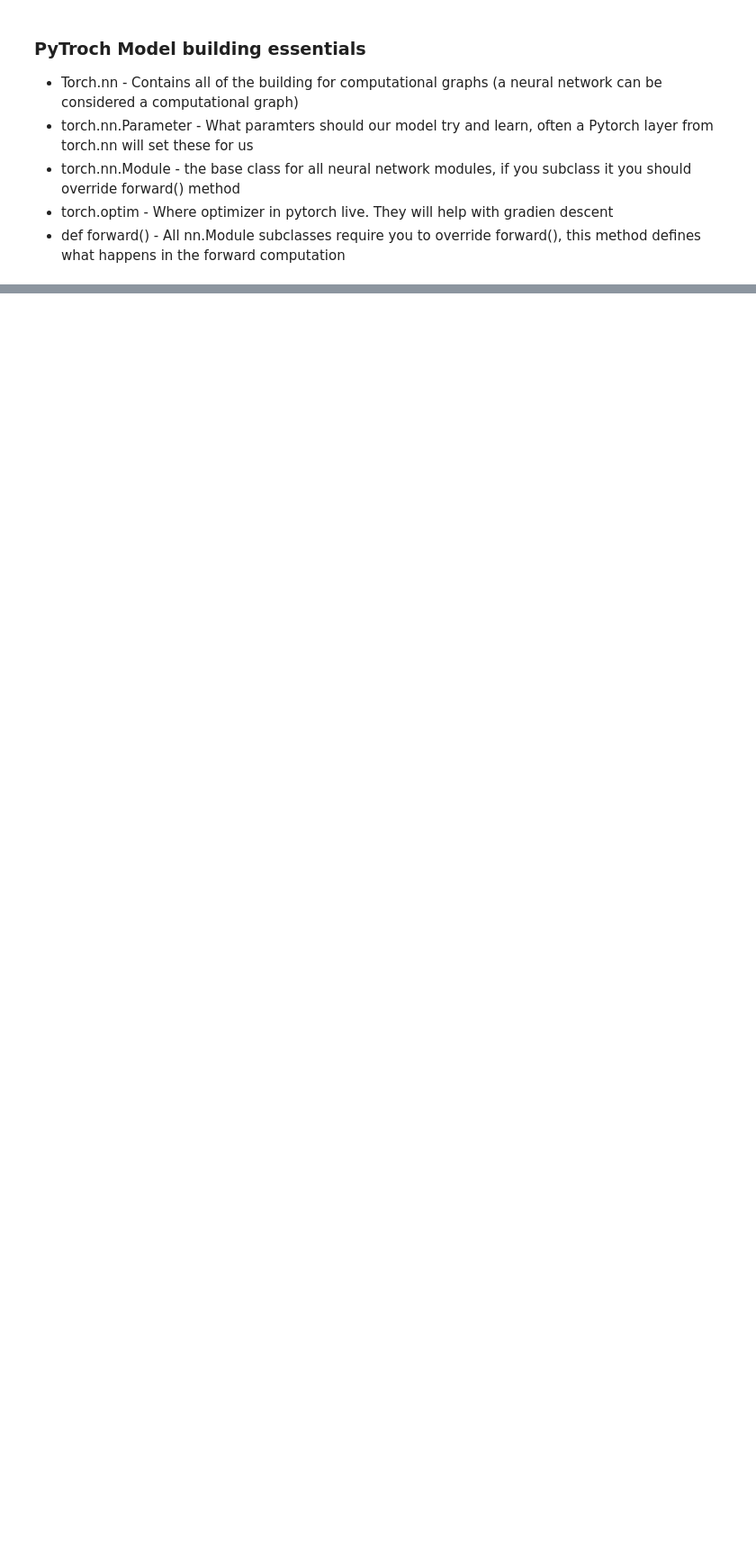
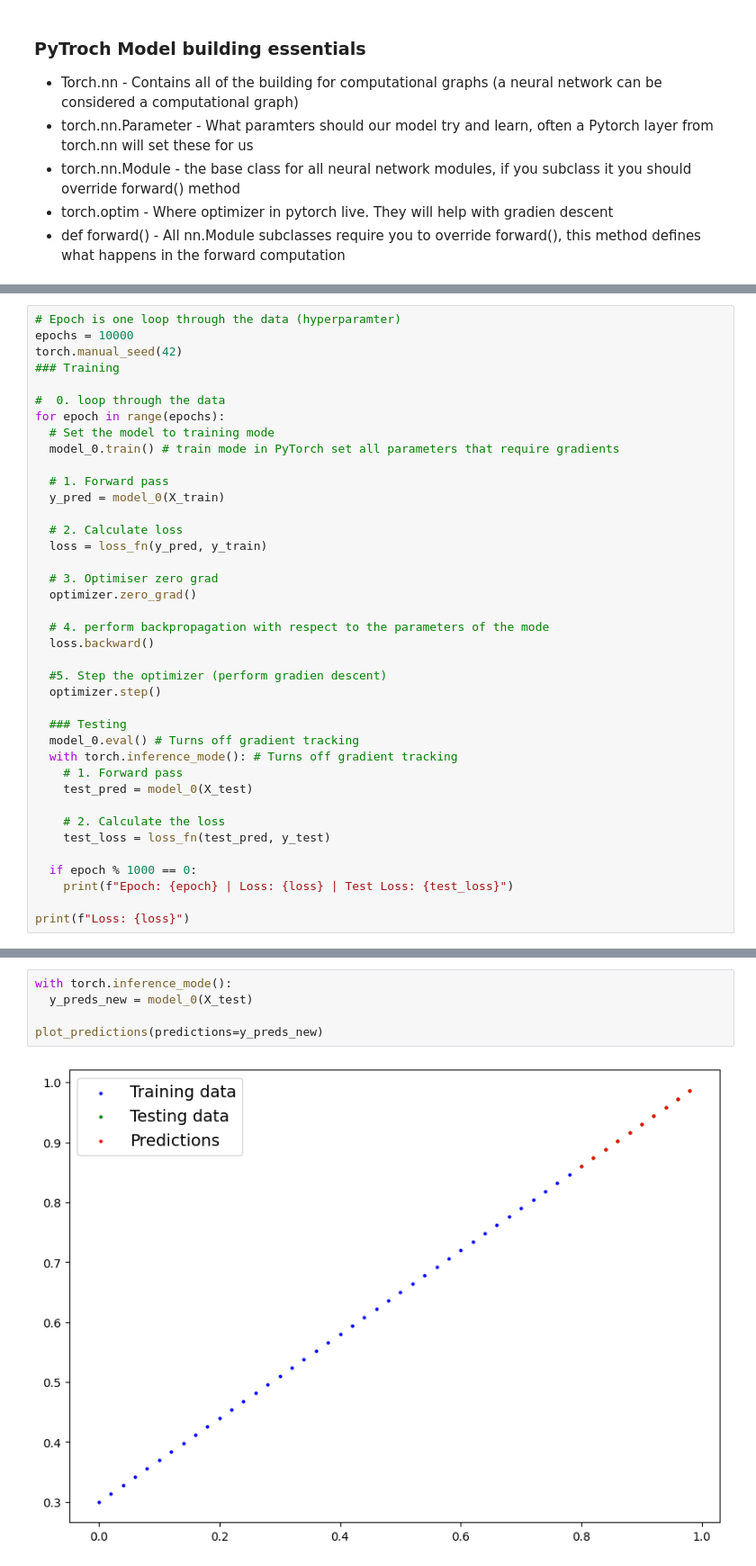
Before and after one commit to kimlind/ztm-pytorch-for-deeplearning, a Jupyter notebook: 01_PyTorch_Workflow.ipynb, the cells around one changed output, grey strips where cells are left out. Shown at 90% size. Cells and saved outputs as stored; diff of their text form; blank space fills up the shorter version.

```diff
--- a/01_PyTorch_Workflow.ipynb
+++ b/01_PyTorch_Workflow.ipynb
@@ -161,0 +276,39 @@ class LinearRegressionModel(nn.Module): # Almost everything inherits froim nn.mo
+# %%
+# Epoch is one loop through the data (hyperparamter)
+epochs = 10000
+torch.manual_seed(42)
+### Training
+
+#  0. loop through the data
+for epoch in range(epochs):
+  # Set the model to training mode
+  model_0.train() # train mode in PyTorch set all parameters that require gradients
+
+  # 1. Forward pass
+  y_pred = model_0(X_train)
+
+  # 2. Calculate loss
+  loss = loss_fn(y_pred, y_train)
+
+  # 3. Optimiser zero grad
+  optimizer.zero_grad()
+
+  # 4. perform backpropagation with respect to the parameters of the mode
+  loss.backward()
+
+  #5. Step the optimizer (perform gradien descent)
+  optimizer.step()
+
+  ### Testing
+  model_0.eval() # Turns off gradient tracking
+  with torch.inference_mode(): # Turns off gradient tracking
+    # 1. Forward pass
+    test_pred = model_0(X_test)
+
+    # 2. Calculate the loss
+    test_loss = loss_fn(test_pred, y_test)
+
+  if epoch % 1000 == 0:
+    print(f"Epoch: {epoch} | Loss: {loss} | Test Loss: {test_loss}")
+
+print(f"Loss: {loss}")
@@ -161,0 +335,7 @@ class LinearRegressionModel(nn.Module): # Almost everything inherits froim nn.mo
+# %%
+with torch.inference_mode():
+  y_preds_new = model_0(X_test)
+
+plot_predictions(predictions=y_preds_new)
+# %% [output]
+[figure, added]
```
Also changed, not shown: parts of 17 cells of this notebook.
